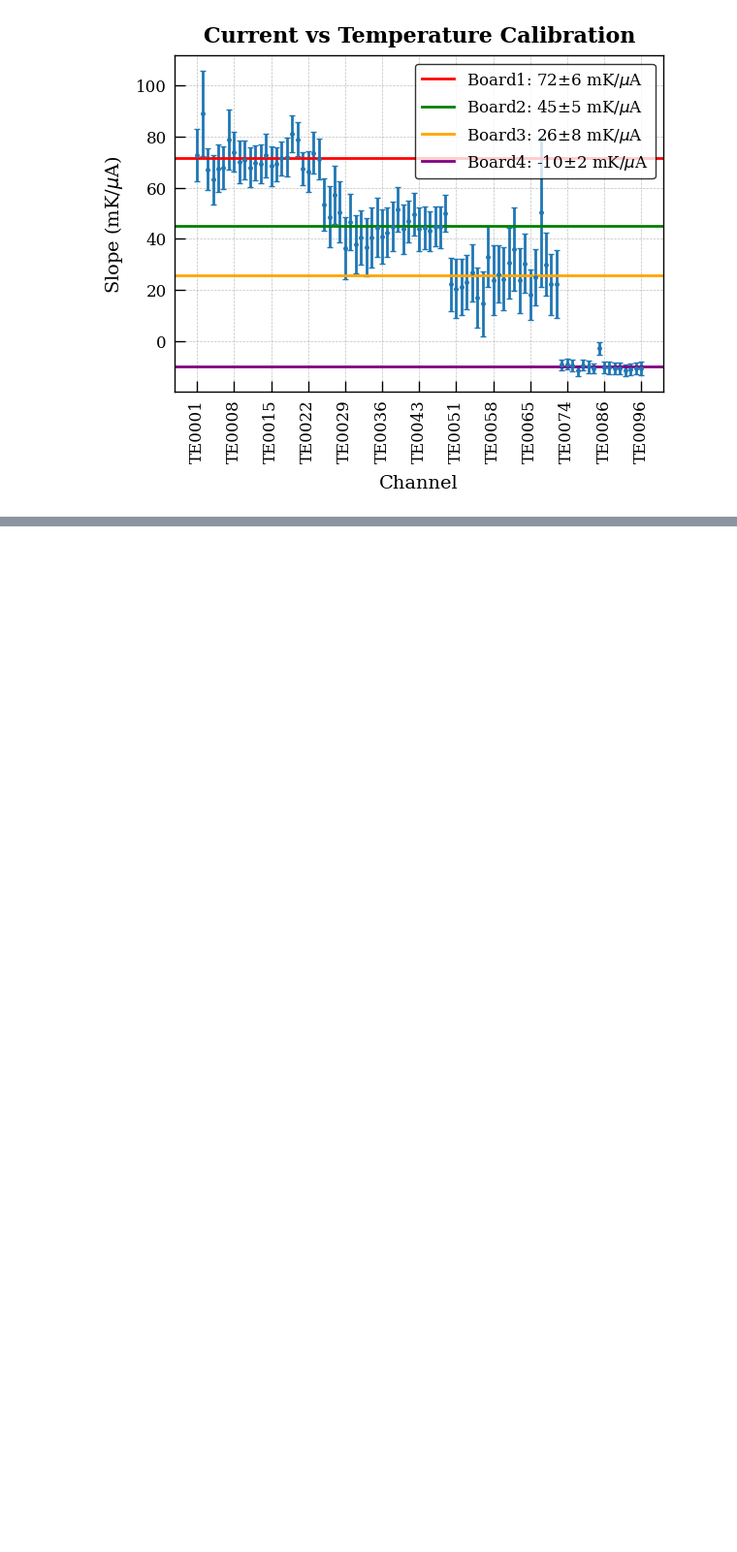
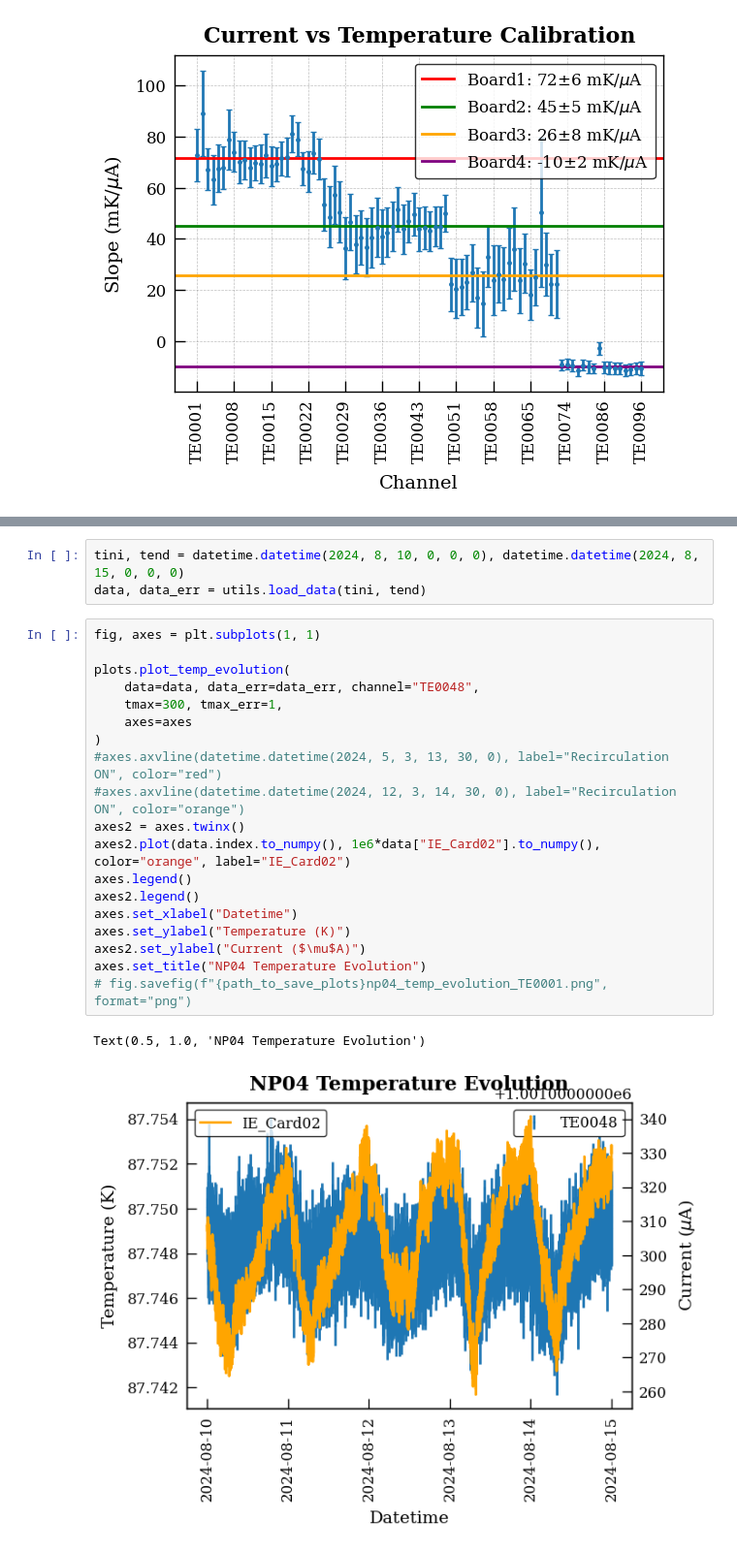
Before and after one commit to jcapo96/rtd, a Jupyter notebook: pdhd/ana/current_corr.ipynb, the cells around one changed output, grey strips where cells are left out. Shown: that part at 97% size. Saved outputs shown, nothing was run; the diff lists cells and outputs as text; blank space fills up the shorter version.

```diff
--- a/pdhd/ana/current_corr.ipynb
+++ b/pdhd/ana/current_corr.ipynb
@@ -133,0 +147,25 @@ slopes.to_csv("/eos/user/j/jcapotor/DUNE-IFIC/Experiments/ProtoDUNE-HD/Operation
+# %%
+tini, tend = datetime.datetime(2024, 8, 10, 0, 0, 0), datetime.datetime(2024, 8, 15, 0, 0, 0)
+data, data_err = utils.load_data(tini, tend)
+# %%
+fig, axes = plt.subplots(1, 1)
+
+plots.plot_temp_evolution(
+    data=data, data_err=data_err, channel="TE0048",
+    tmax=300, tmax_err=1,
+    axes=axes
+)
+#axes.axvline(datetime.datetime(2024, 5, 3, 13, 30, 0), label="Recirculation ON", color="red")
+#axes.axvline(datetime.datetime(2024, 12, 3, 14, 30, 0), label="Recirculation ON", color="orange")
+axes2 = axes.twinx()
+axes2.plot(data.index.to_numpy(), 1e6*data["IE_Card02"].to_numpy(), color="orange", label="IE_Card02")
+axes.legend()
+axes2.legend()
+axes.set_xlabel("Datetime")
+axes.set_ylabel("Temperature (K)")
+axes2.set_ylabel("Current ($\mu$A)")
+axes.set_title("NP04 Temperature Evolution")
+# fig.savefig(f"{path_to_save_plots}np04_temp_evolution_TE0001.png", format="png")
+# %% [output]
+Text(0.5, 1.0, 'NP04 Temperature Evolution')
+[figure, added]
```
Also changed, not shown: parts of 5 cells of this notebook, 5 other files.
